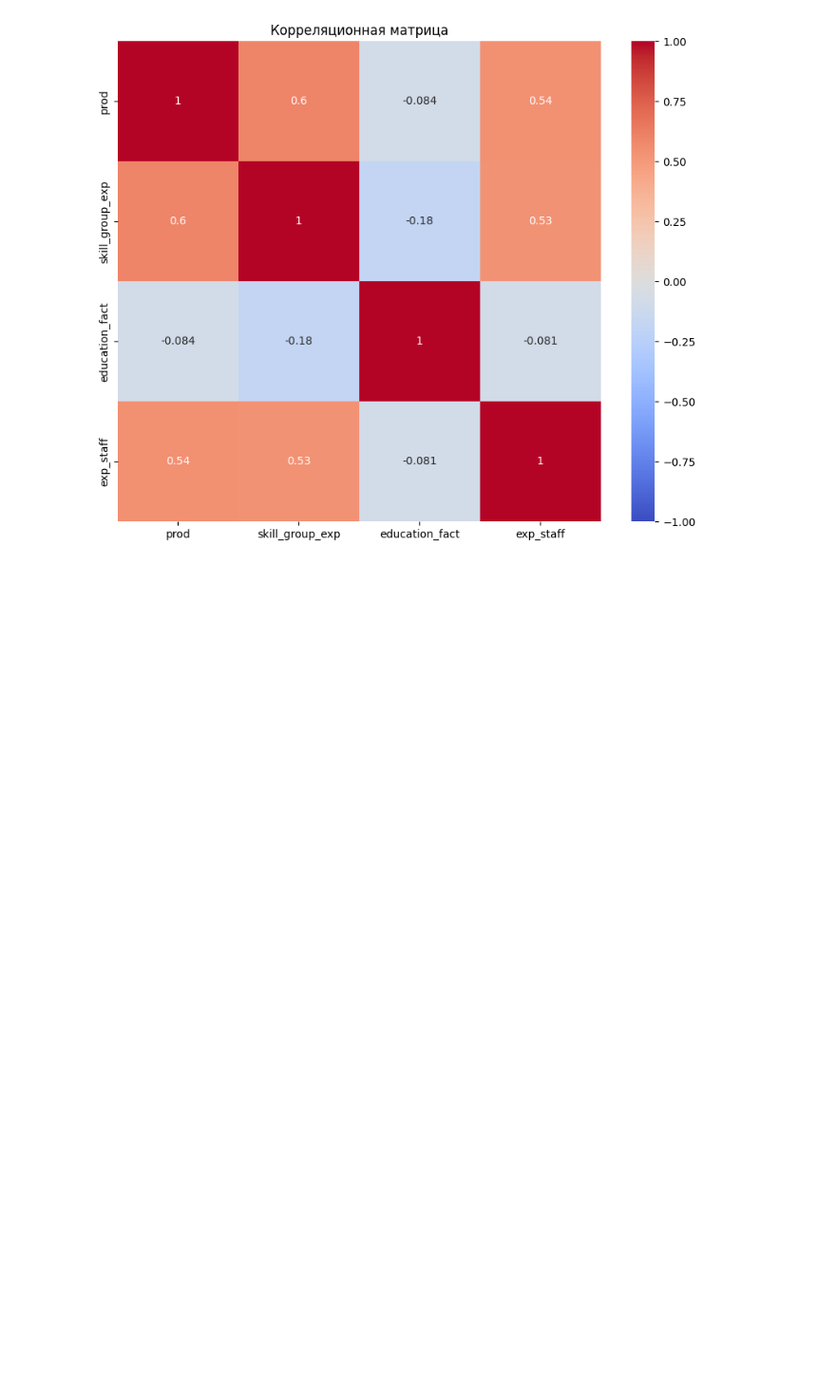
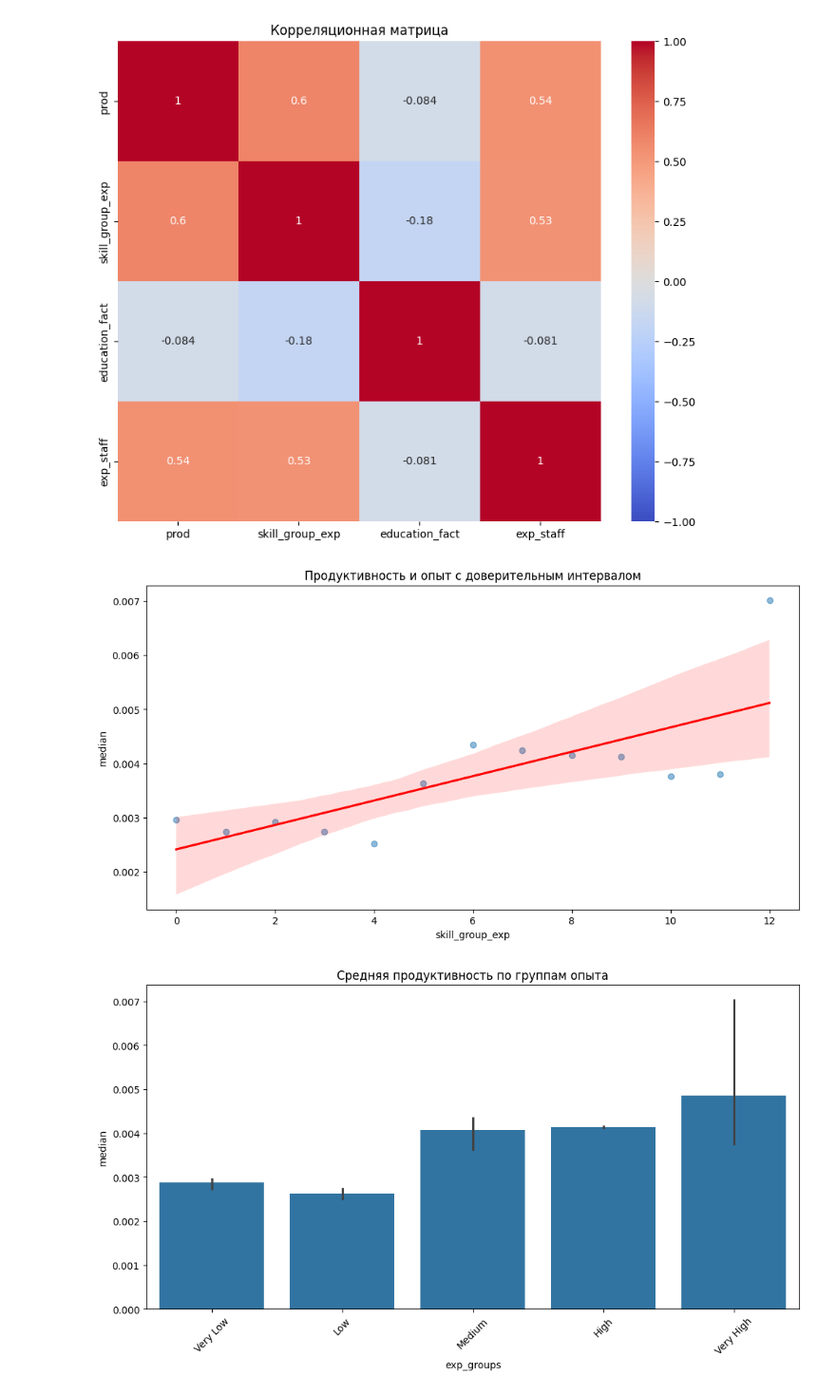
Before and after one commit to Worislooov/DANO_MSC_2025, a Jupyter notebook: Vova/filile copy.ipynb, the cells around one changed output. Shown at 95% size. Drawn from its saved outputs; the diff is of its cells as text; code cells hidden in the pictures; blank space fills up the shorter version.

```diff
--- a/Vova/filile copy.ipynb
+++ b/Vova/filile copy.ipynb
@@ -294,3 +499,45 @@ plt.title('Корреляционная матрица')
 plt.show()
 # %% [output]
 [figure]
+# %%
+# 1. Enhanced scatter plot with trend confidence
+plt.figure(figsize=(12, 6))
+sns.regplot(data=grouped_data, x='skill_group_exp', y='median',
+            scatter_kws={'alpha':0.5},
+            line_kws={'color': 'red'})
+plt.title('Продуктивность и опыт с доверительным интервалом')
+plt.show()
+
+# 2. Grouped bar chart
+grouped_data['exp_groups'] = pd.qcut(grouped_data['skill_group_exp'], 5, labels=['Very Low', 'Low', 'Medium', 'High', 'Very High'])
+plt.figure(figsize=(12, 6))
+sns.barplot(data=grouped_data, x='exp_groups', y='median')
+plt.title('Средняя продуктивность по группам опыта')
+plt.xticks(rotation=45)
+plt.show()
+
+# 3. KDE plot
+plt.figure(figsize=(12, 6))
+grouped_data['skill_group_exp'] = grouped_data[grouped_data["skill_group_exp"] > 0]['skill_group_exp']
+sns.kdeplot(data=grouped_data, x='skill_group_exp', y='median', cmap='viridis', fill=True)
+plt.title('Плотность распределения продуктивности и опыта')
+plt.show()
+
+# 4. Hexbin plot
+plt.figure(figsize=(12, 6))
+plt.hexbin(grouped_data['skill_group_exp'], grouped_data['median'], gridsize=20, cmap='YlOrRd')
+plt.colorbar(label='Count')
+plt.title('Hexbin plot продуктивности и опыта')
+plt.xlabel('Опыт')
+plt.ylabel('Продуктивность')
+plt.show()
+
+# 5. Violin plot with quartiles
+plt.figure(figsize=(12, 6))
+sns.violinplot(data=grouped_data, x='exp_groups', y='median', inner='quartile')
+plt.title('Распределение продуктивности по группам опыта')
+plt.xticks(rotation=45)
+plt.show()
+# %% [output]
+[figure, added]
+[figure, added]
```
Also changed, not shown: parts of 9 cells of this notebook.
